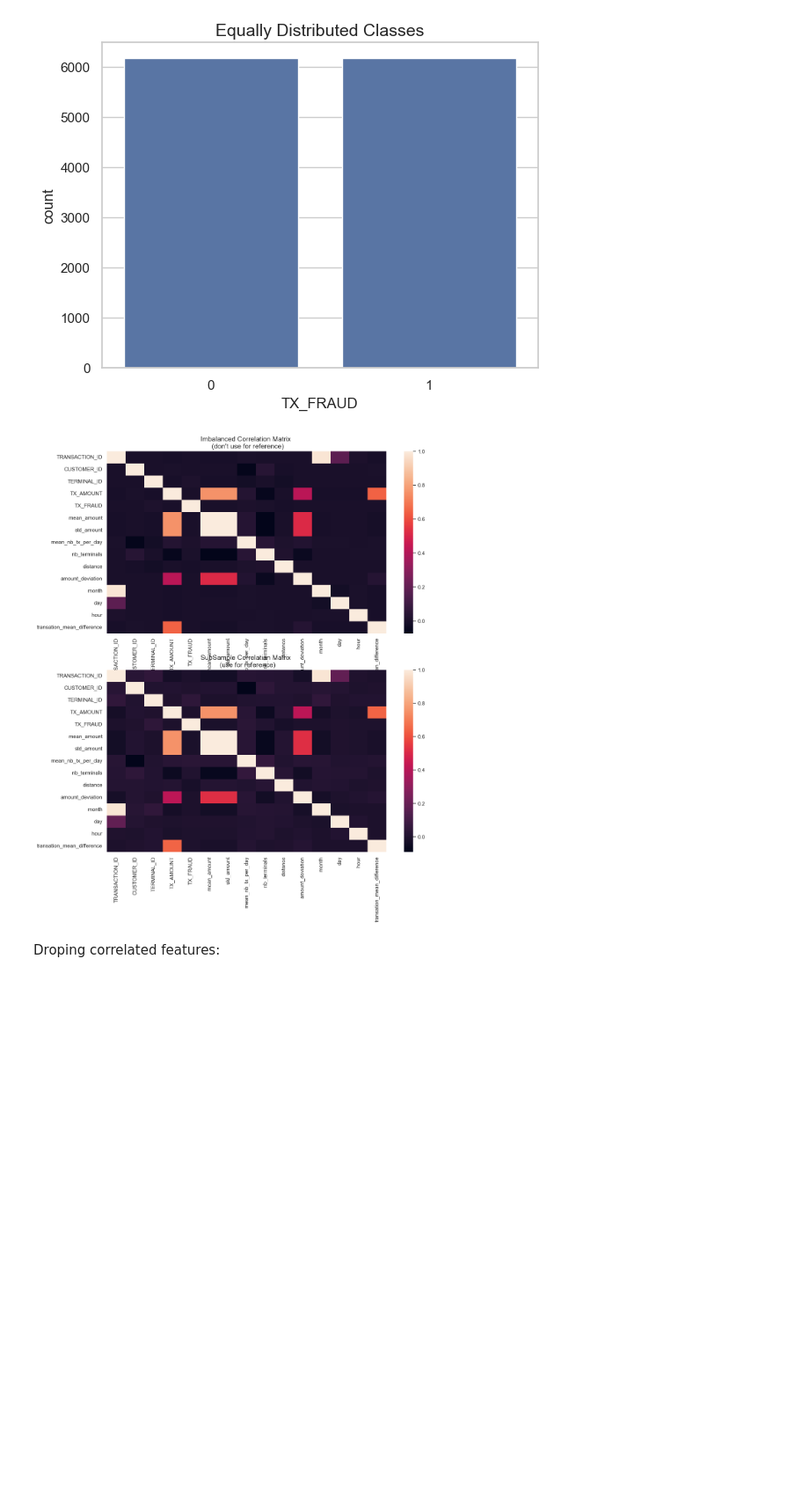
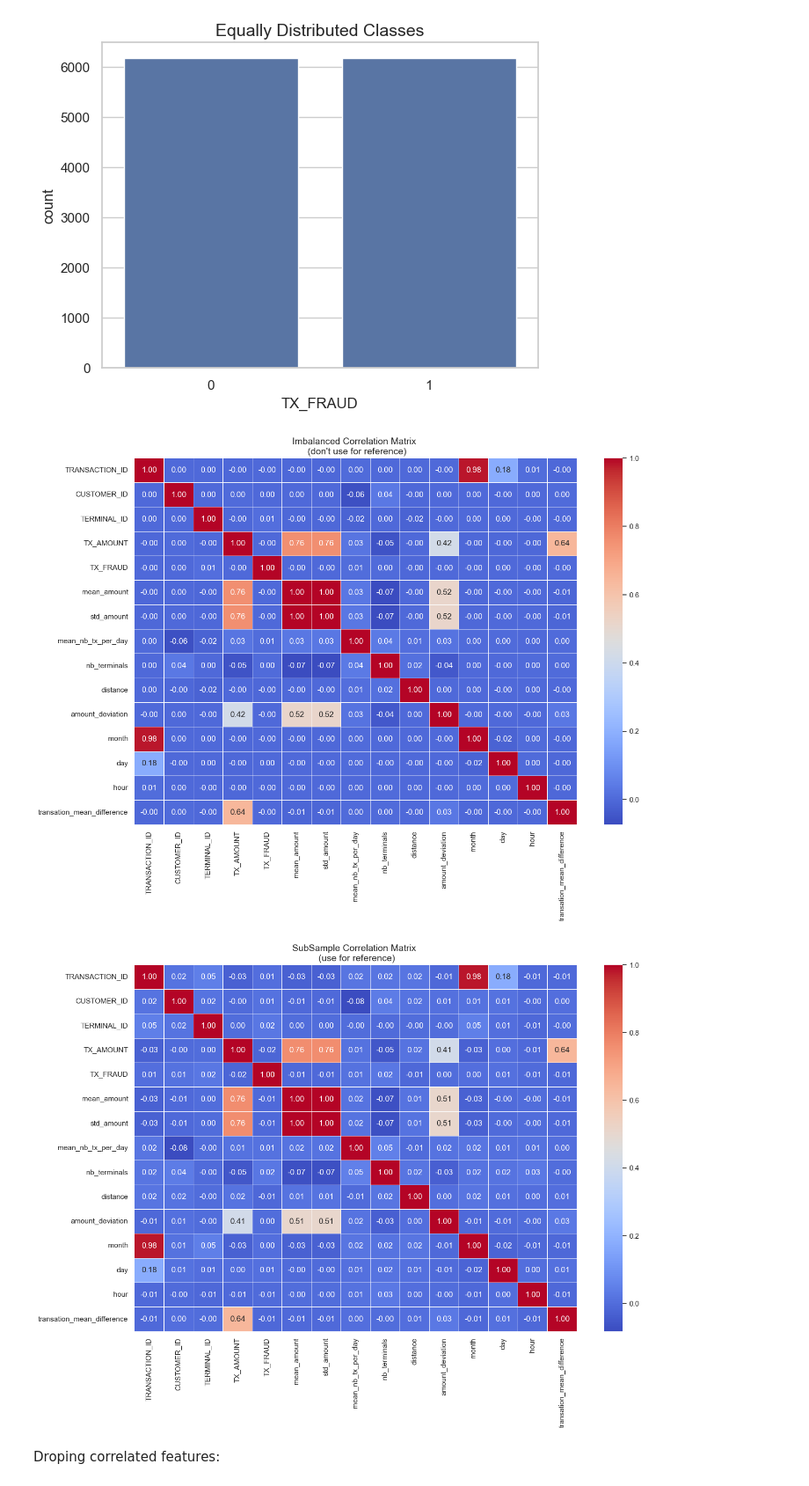
Before and after one commit to JuanS286/CreditCardFraudDetection, a Jupyter notebook: CreditCardFraudDetection.ipynb, the cells around one changed output. Shown at 88% size. Saved outputs shown, nothing was run; the diff lists cells and outputs as text; code cells hidden in the pictures; blank space fills up the shorter version.

Commit message:
Last notebook with a modification in the correlation matrices

```diff
--- a/CreditCardFraudDetection.ipynb
+++ b/CreditCardFraudDetection.ipynb
@@ -891,24 +891,6 @@ df.head()
 | 4 | 59387 | 890 | 1482 | 98.88 | 0 | 83.660035 | 41.830018 | ... |
 # %% [markdown]
 Now we are scaling our features from the beggining
-# %%
-from sklearn.preprocessing import StandardScaler
-
-X = df.drop('TX_FRAUD', axis=1)  # Features
-y = df['TX_FRAUD']  # Target variable
-
-# Initialize the scaler
-scaler = StandardScaler()
-
-# Fit the scaler to the features and transform them
-X_scaled = scaler.fit_transform(X)
-
-# Convert the scaled features back into a DataFrame
-X_scaled_df = pd.DataFrame(X_scaled, columns=X.columns)
-
-# Add the target variable back into the scaled DataFrame
-df = X_scaled_df.copy()
-df['TX_FRAUD'] = y.values  # Ensure the target variable is added back correctly
 # %%
 df.head()
 # %% [output]
@@ -1013,21 +995,25 @@ Name: count, dtype: float64
 [figure]
 # %%
 # Make sure we use the subsample in our correlation
+corr = df.corr()
 
-f, (ax1, ax2) = plt.subplots(2, 1, figsize=(13,15))
+
 
 # Entire DataFrame
-corr = df.corr()
-sns.heatmap(corr,  annot_kws={'size':15}, ax=ax1)
-ax1.set_title("Imbalanced Correlation Matrix \n (don't use for reference)", fontsize=14)
+plt.figure(figsize=(15, 10))
+sns.heatmap(corr,  annot=True,  cmap='coolwarm', linewidths=0.5, fmt='.2f')
+plt.title("Imbalanced Correlation Matrix \n (don't use for reference)", fontsize=14)
+plt.show()
 
 
 sub_sample_corr = new_df.corr()
-sns.heatmap(sub_sample_corr,  annot_kws={'size':15}, ax=ax2)
-ax2.set_title('SubSample Correlation Matrix \n (use for reference)', fontsize=14)
+plt.figure(figsize=(15, 10))
+sns.heatmap(sub_sample_corr,  annot=True,  cmap='coolwarm', linewidths=0.5, fmt='.2f')
+plt.title('SubSample Correlation Matrix \n (use for reference)', fontsize=14)
 plt.show()
 # %% [output]
-[figure, old version]
+[figure, new version]
+[figure, added]
 # %% [markdown]
 Droping correlated features:
 # %%
```
Also changed, not shown: parts of 1 cell of this notebook.
